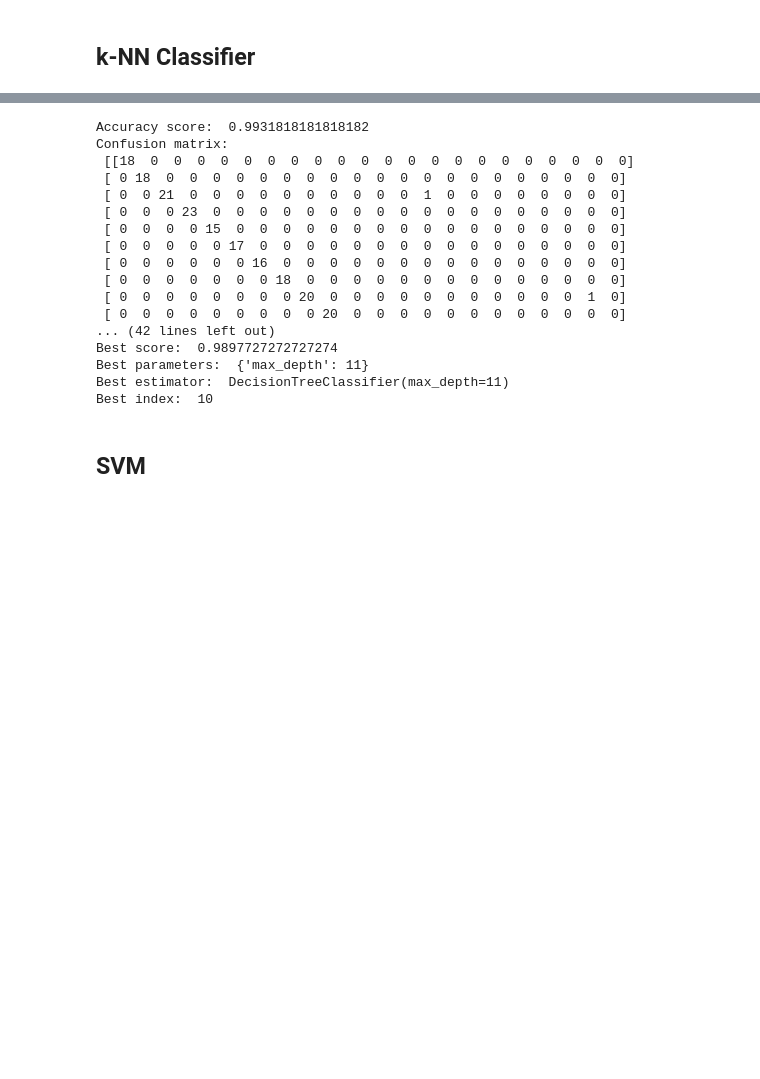
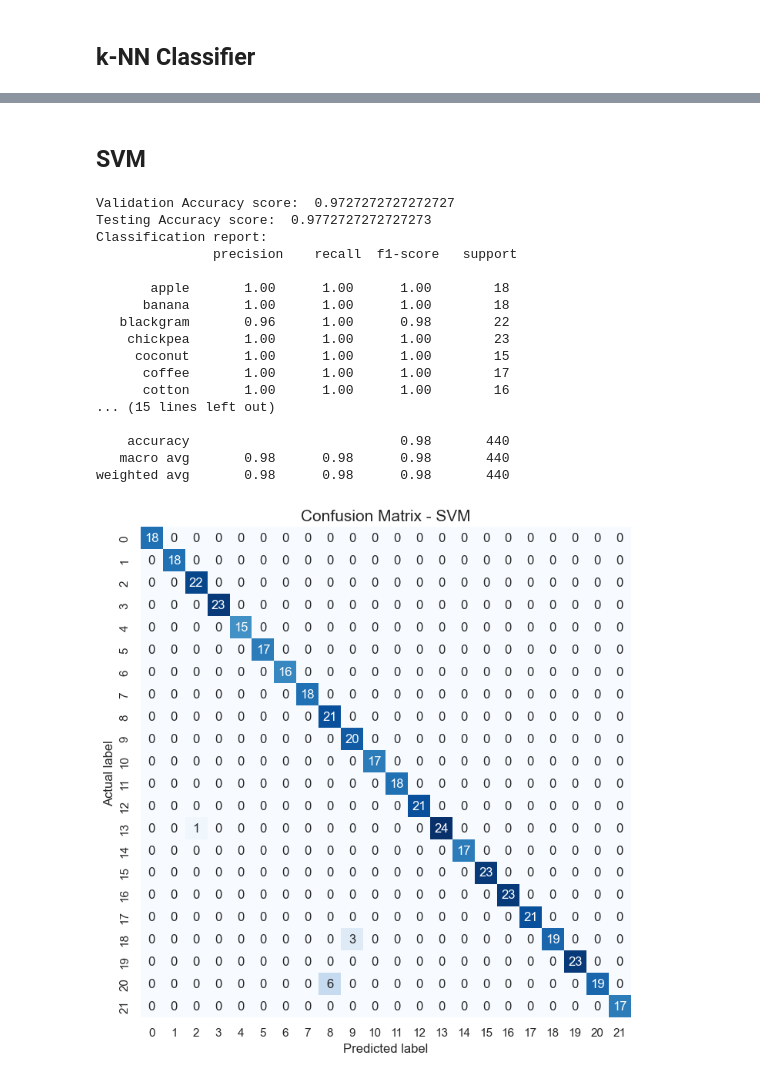
Before and after one commit to bonaventurabs/soil-based-plant-recommendations, a Jupyter notebook: notebooks/data1-script.ipynb, the cells around one changed output, grey strips where cells are left out. Drawn from its saved outputs; the diff is of its cells as text; code cells hidden in the pictures; blank space fills up the shorter version.

```diff
--- a/notebooks/data1-script.ipynb
+++ b/notebooks/data1-script.ipynb
@@ -418,41 +425,38 @@ Best estimator:  KNeighborsClassifier(n_neighbors=3)
-# %%
-# decision tree model
-from sklearn.tree import DecisionTreeClassifier
-
-dt = DecisionTreeClassifier()
-dt.fit(X_train, y_train)
-y_pred = dt.predict(X_test)
-print('Accuracy score: ', accuracy_score(y_test, y_pred))
-print('Confusion matrix: \n', confusion_matrix(y_test, y_pred))
-print('Classification report: \n', classification_report(y_test, y_pred))
-
-# decision tree model with grid search and cross validation
-dt = DecisionTreeClassifier()
-param_grid = {'max_depth': np.arange(1, 25)}
-dt_cv = GridSearchCV(dt, param_grid, cv=5)
-dt_cv.fit(X_train, y_train)
-print('Best score: ', dt_cv.best_score_)
-print('Best parameters: ', dt_cv.best_params_)
-print('Best estimator: ', dt_cv.best_estimator_)
-print('Best index: ', dt_cv.best_index_)
-# %% [output]
-Accuracy score:  0.9931818181818182
-Confusion matrix:
- [[18  0  0  0  0  0  0  0  0  0  0  0  0  0  0  0  0  0  0  0  0  0]
- [ 0 18  0  0  0  0  0  0  0  0  0  0  0  0  0  0  0  0  0  0  0  0]
- [ 0  0 21  0  0  0  0  0  0  0  0  0  0  1  0  0  0  0  0  0  0  0]
- [ 0  0  0 23  0  0  0  0  0  0  0  0  0  0  0  0  0  0  0  0  0  0]
- [ 0  0  0  0 15  0  0  0  0  0  0  0  0  0  0  0  0  0  0  0  0  0]
- [ 0  0  0  0  0 17  0  0  0  0  0  0  0  0  0  0  0  0  0  0  0  0]
- [ 0  0  0  0  0  0 16  0  0  0  0  0  0  0  0  0  0  0  0  0  0  0]
- [ 0  0  0  0  0  0  0 18  0  0  0  0  0  0  0  0  0  0  0  0  0  0]
- [ 0  0  0  0  0  0  0  0 20  0  0  0  0  0  0  0  0  0  0  0  1  0]
- [ 0  0  0  0  0  0  0  0  0 20  0  0  0  0  0  0  0  0  0  0  0  0]
-... (42 lines left out)
-Best score:  0.9897727272727274
-Best parameters:  {'max_depth': 11}
-Best estimator:  DecisionTreeClassifier(max_depth=11)
-Best index:  10
 # %% [markdown]
 ## SVM
+# %%
+# SVM model
+from sklearn.svm import SVC
+
+svm = SVC()
+svm.fit(X_train, y_train)
+y_pred = svm.predict(X_test)
+print('Validation Accuracy score: ', cross_val_score(svm, X_train, y_train, cv=5).mean())
+print('Testing Accuracy score: ', accuracy_score(y_test, y_pred))
+print('SVM-Classification report: \n', classification_report(y_test, y_pred))
+
+conf_mat = confusion_matrix(y_test, y_pred)
+sns.heatmap(conf_mat, square=True, annot=True, cmap='Blues', fmt='d', cbar=False)
+plt.ylabel('Actual label')
+plt.xlabel('Predicted label')
+plt.title('Confusion Matrix - SVM', size = 15);
+# %% [output]
+Validation Accuracy score:  0.9727272727272727
+Testing Accuracy score:  0.9772727272727273
+Classification report:
+               precision    recall  f1-score   support
+
+       apple       1.00      1.00      1.00        18
+      banana       1.00      1.00      1.00        18
+   blackgram       0.96      1.00      0.98        22
+    chickpea       1.00      1.00      1.00        23
+     coconut       1.00      1.00      1.00        15
+      coffee       1.00      1.00      1.00        17
+      cotton       1.00      1.00      1.00        16
+... (15 lines left out)
+
+    accuracy                           0.98       440
+   macro avg       0.98      0.98      0.98       440
+weighted avg       0.98      0.98      0.98       440
+[figure, added]
 # %%
```
Also changed, not shown: parts of 4 cells of this notebook.
